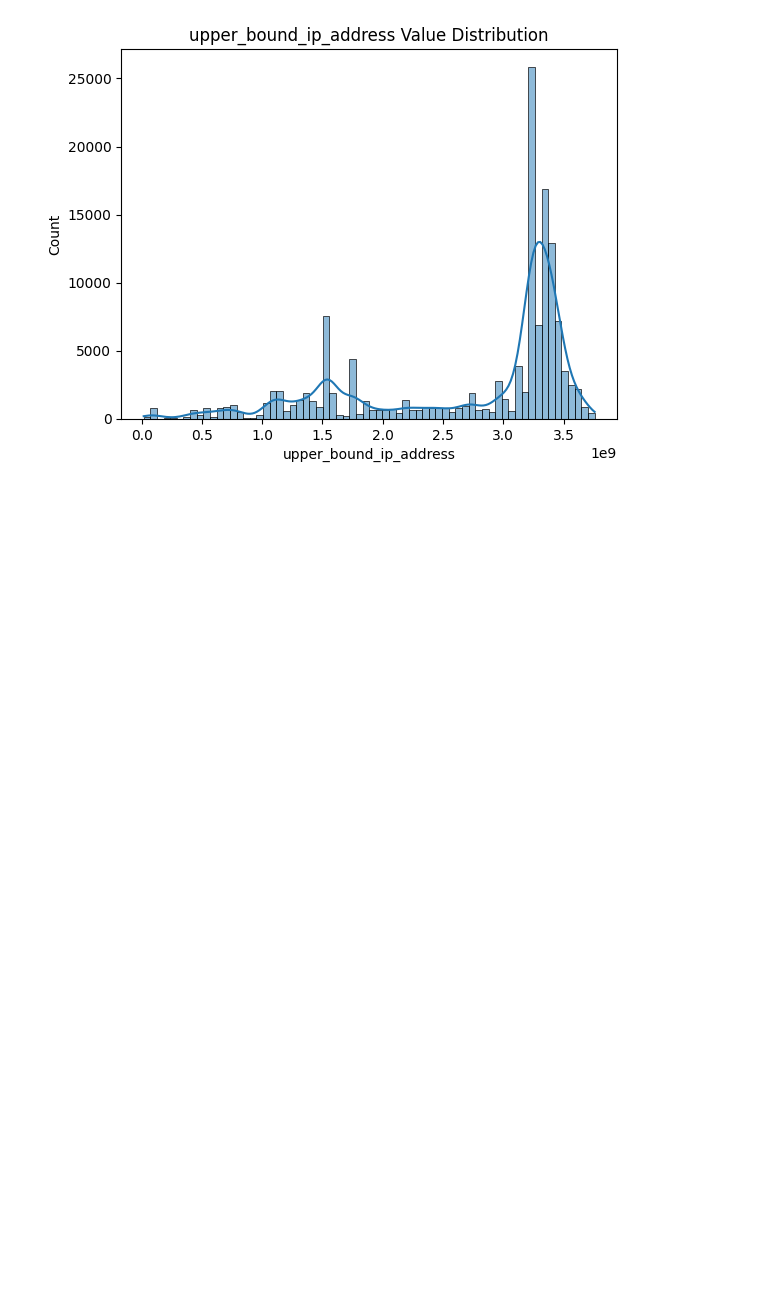
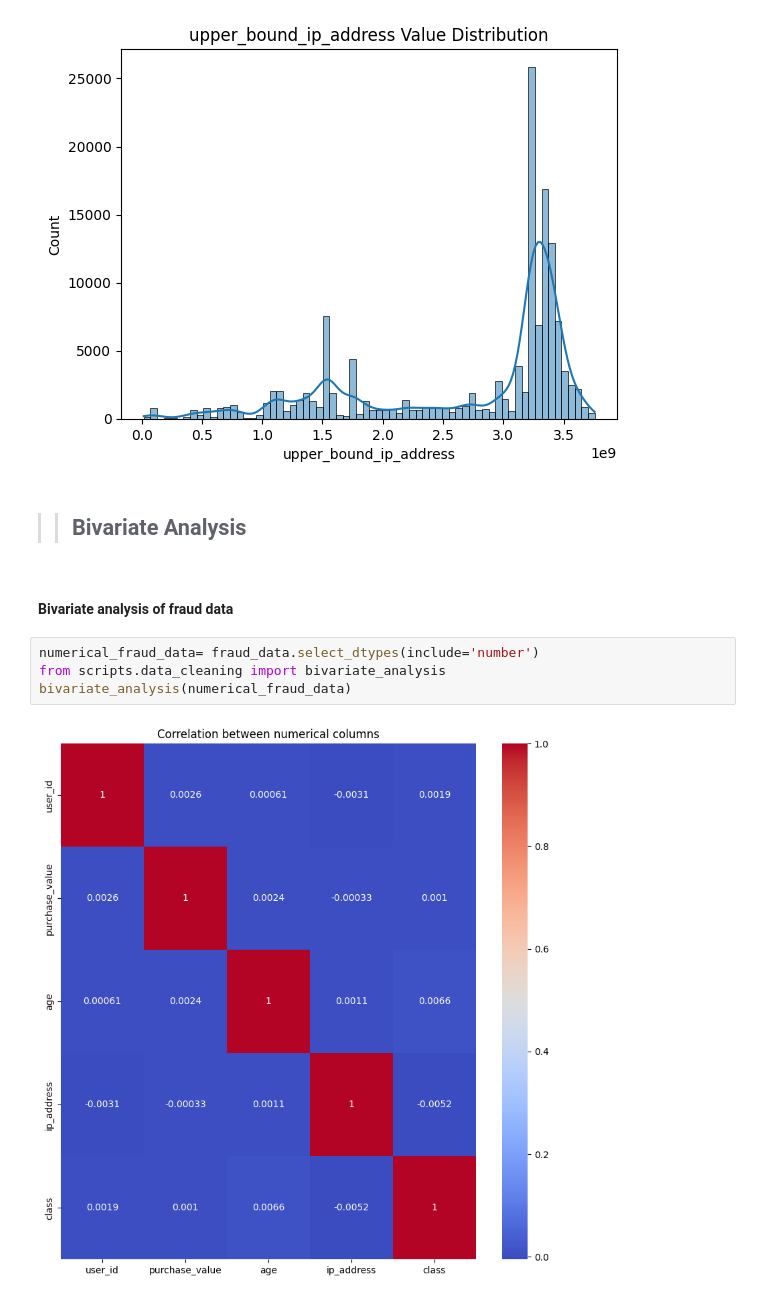
Before and after one commit to hanaDemma/fraud-detection-for-e-commerce-and-bank-transactions, a Jupyter notebook: notebooks/Eda.ipynb, the cells around one changed output. Saved outputs shown, nothing was run; the diff lists cells and outputs as text; blank space fills up the shorter version.

Commit message:
bivarinat analysis

```diff
--- a/notebooks/Eda.ipynb
+++ b/notebooks/Eda.ipynb
@@ -174,3 +172,13 @@ univariate_analysis(ip_address_country,ip_address_country_columns)
 # %% [output]
 [figure]
 [figure]
+# %% [markdown]
+>> ## Bivariate Analysis
+# %% [markdown]
+#### Bivariate analysis of fraud data
+# %%
+numerical_fraud_data= fraud_data.select_dtypes(include='number')
+from scripts.data_cleaning import bivariate_analysis
+bivariate_analysis(numerical_fraud_data)
+# %% [output]
+[figure, added]
```
Also changed, not shown: parts of 4 cells of this notebook.
